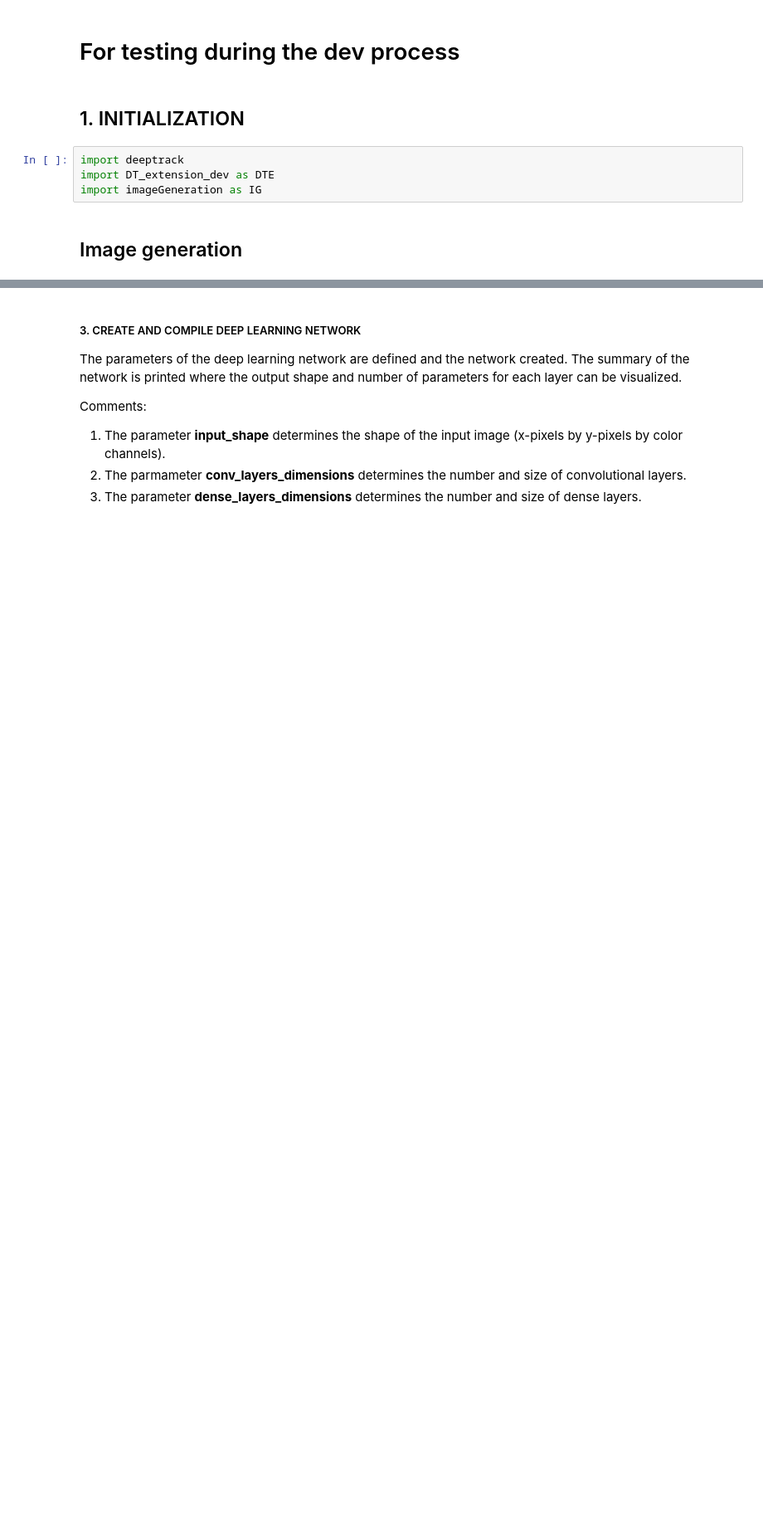
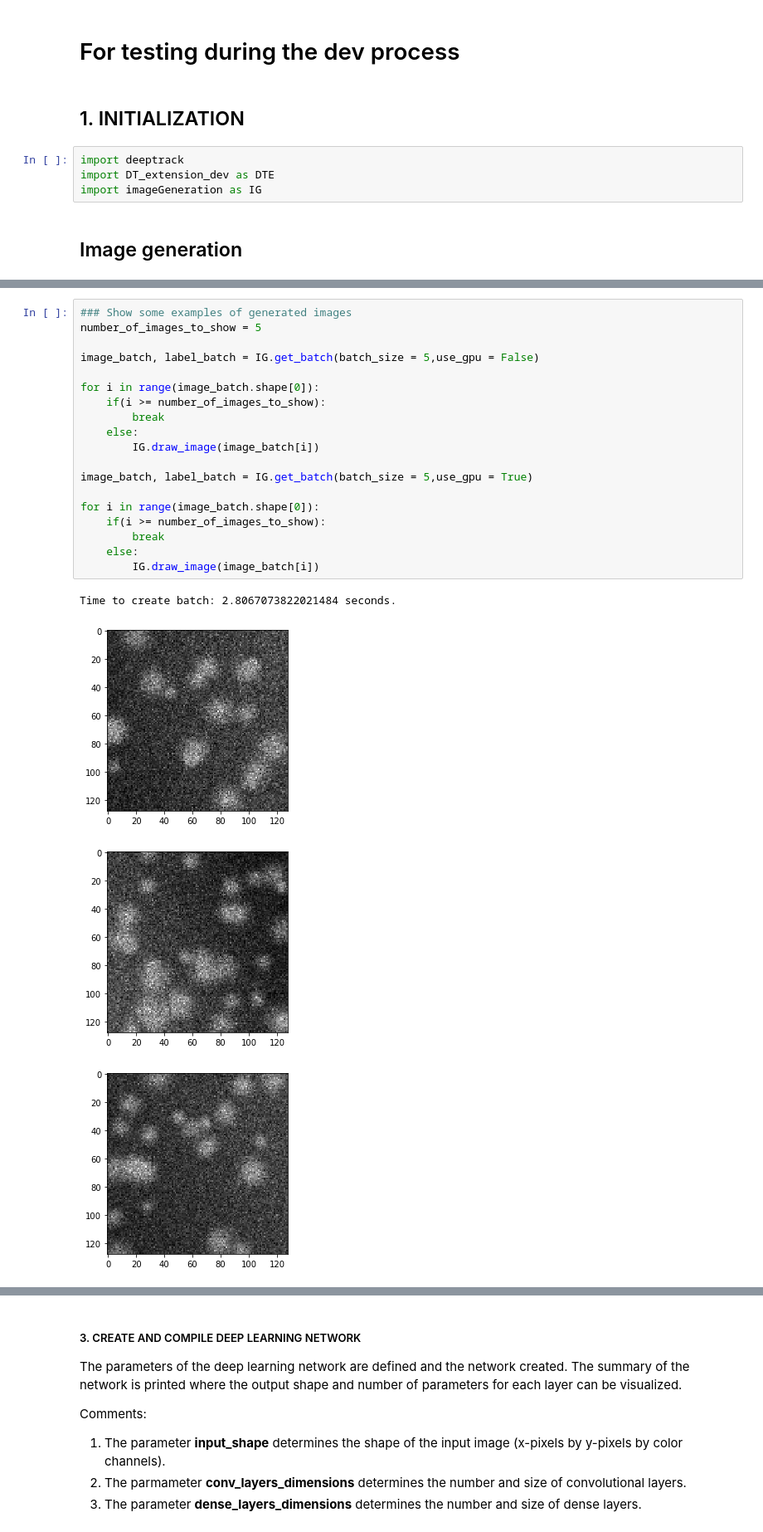
Before and after one commit to giovannivolpe/DeepTrack, a Jupyter notebook: DeepTrack 1.0/dev.ipynb, the cells around one changed output, grey strips where cells are left out. Shown: that part at 83% size. Drawn from its saved outputs; the diff is of its cells as text; blank space fills up the shorter version.

Commit message:
implemented new image calculations in correct framwork

```diff
--- a/DeepTrack 1.0/dev.ipynb
+++ b/DeepTrack 1.0/dev.ipynb
@@ -83,0 +11,24 @@ for image_number, image, image2, image_parameters, target in image_generator():
+# %%
+### Show some examples of generated images
+number_of_images_to_show = 5
+
+image_batch, label_batch = IG.get_batch(batch_size = 5,use_gpu = False)
+
+for i in range(image_batch.shape[0]):
+    if(i >= number_of_images_to_show):
+        break
+    else:
+        IG.draw_image(image_batch[i])
+
+image_batch, label_batch = IG.get_batch(batch_size = 5,use_gpu = True)
+
+for i in range(image_batch.shape[0]):
+    if(i >= number_of_images_to_show):
+        break
+    else:
+        IG.draw_image(image_batch[i])
+# %% [output]
+Time to create batch: 2.8067073822021484 seconds.
+[figure, added]
+[figure, added]
+[figure, added]
```
Also changed, not shown: parts of 11 cells of this notebook, 2 other files.
